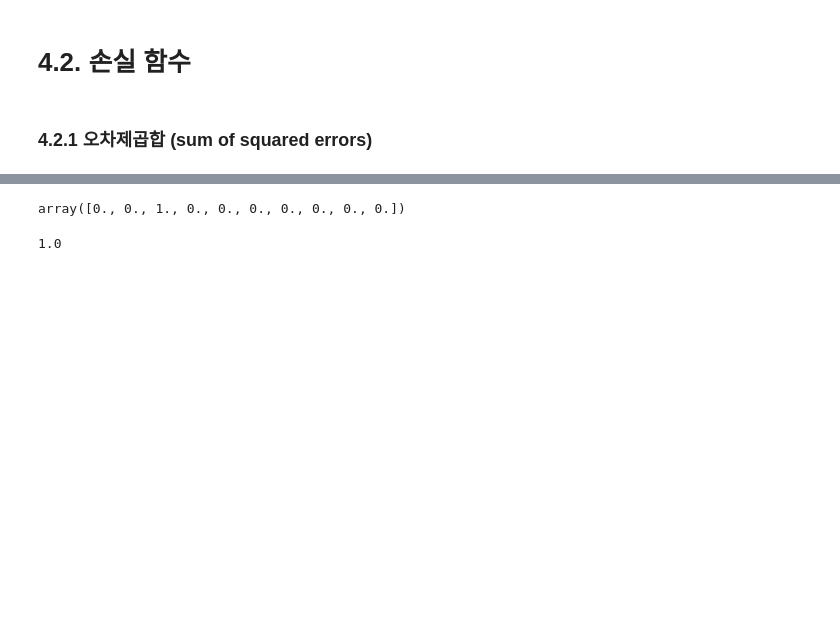
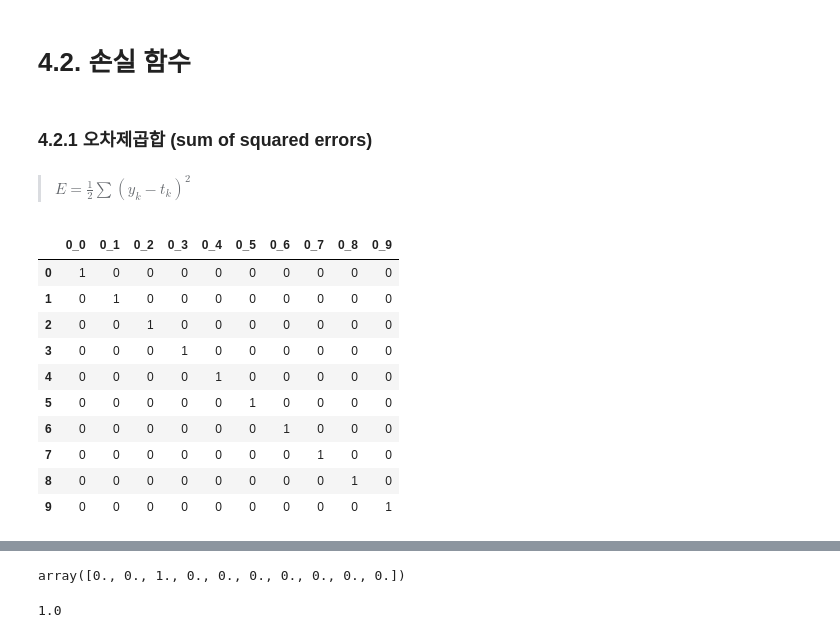
Before and after one commit to seuyon0101/aiffel, a Jupyter notebook: deep_learning_from_scratch/chp 4.ipynb, the cells around one changed output, grey strips where cells are left out. Drawn from its saved outputs; the diff is of its cells as text; code cells hidden in the pictures; blank space fills up the shorter version.

```diff
--- a/deep_learning_from_scratch/chp 4.ipynb
+++ b/deep_learning_from_scratch/chp 4.ipynb
@@ -23,7 +23,27 @@
 # 4.2. 손실  함수
 # %% [markdown]
 ### 4.2.1 오차제곱합 (sum of squared errors)
+# %% [markdown]
+> $E = \frac{1}{2}\sum(y_k - t_k)^2 $
 # %%
 import numpy as np
+import pandas as pd
+a = np.arange(0,10).reshape(-1,1)
+a = pd.DataFrame(a)
+a
+a[0]=a[0].map(str)
+pd.get_dummies(a)
+# %% [output]
+|  | 0_0 | 0_1 | 0_2 | 0_3 | 0_4 | 0_5 | 0_6 | 0_7 | 0_8 | 0_9 |
+| 0 | 1 | 0 | 0 | 0 | 0 | 0 | 0 | 0 | 0 | 0 |
+| 1 | 0 | 1 | 0 | 0 | 0 | 0 | 0 | 0 | 0 | 0 |
+| 2 | 0 | 0 | 1 | 0 | 0 | 0 | 0 | 0 | 0 | 0 |
+| 3 | 0 | 0 | 0 | 1 | 0 | 0 | 0 | 0 | 0 | 0 |
+| 4 | 0 | 0 | 0 | 0 | 1 | 0 | 0 | 0 | 0 | 0 |
+| 5 | 0 | 0 | 0 | 0 | 0 | 1 | 0 | 0 | 0 | 0 |
+| 6 | 0 | 0 | 0 | 0 | 0 | 0 | 1 | 0 | 0 | 0 |
+| 7 | 0 | 0 | 0 | 0 | 0 | 0 | 0 | 1 | 0 | 0 |
+| 8 | 0 | 0 | 0 | 0 | 0 | 0 | 0 | 0 | 1 | 0 |
+| 9 | 0 | 0 | 0 | 0 | 0 | 0 | 0 | 0 | 0 | 1 |
 # %%
 y = np.array([0.1,0.05, 0.6, 0.0, 0.05, 0.1, 0.0,0.1,0.0,0.0])
```
Also changed, not shown: parts of 27 cells of this notebook.
